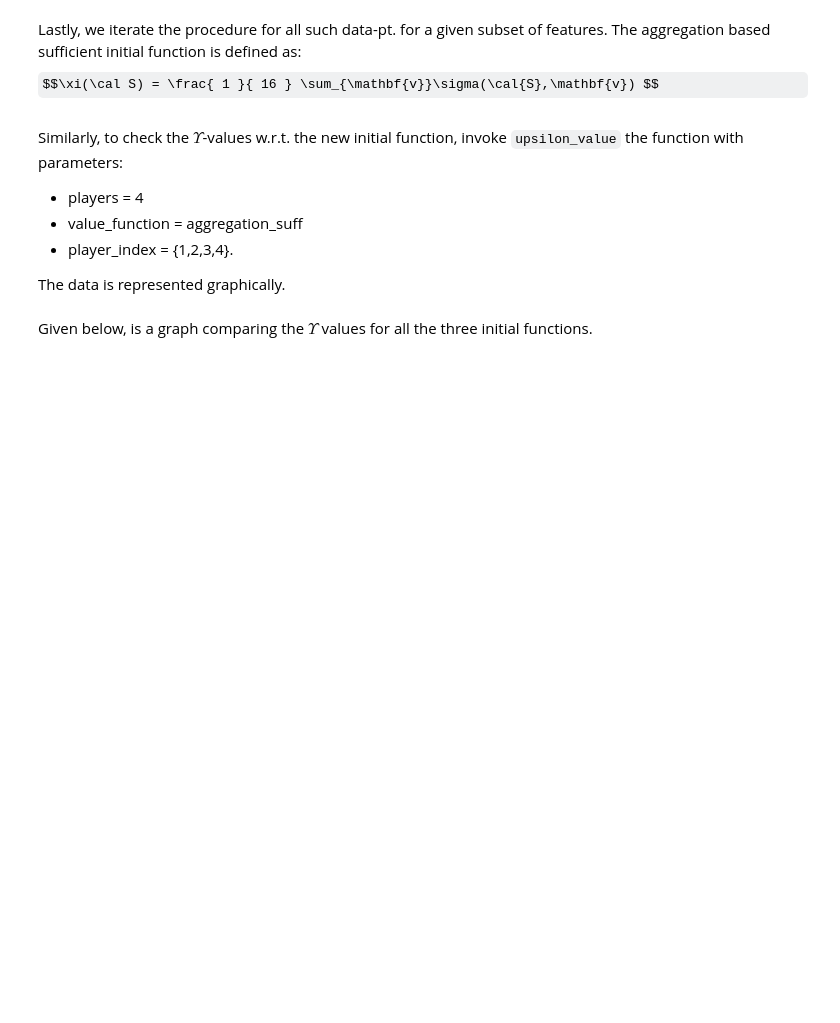
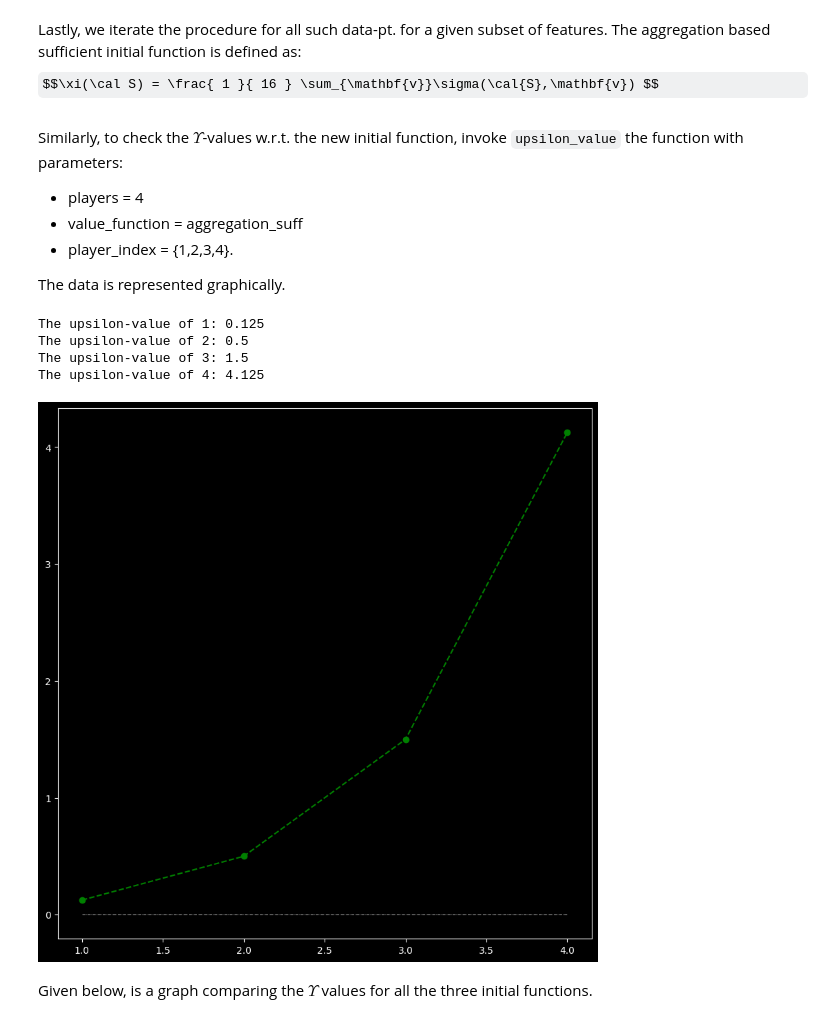
Before and after one commit to filipnaudot/powerXAI, a Jupyter notebook: Upsilon_values_example.ipynb, the cells around one changed output. Saved outputs shown, nothing was run; the diff lists cells and outputs as text; code cells hidden in the pictures; some formulas as TeX source; blank space fills up the shorter version.

```diff
--- a/Upsilon_values_example.ipynb
+++ b/Upsilon_values_example.ipynb
@@ -307,11 +355,44 @@ def aggregation_suff_ref (feature_set,
+# %%
+
+def aggregation_suff_ref (feature_set: list[int],
+                      reference: list[int]):
+  """
+  Checks whether a feature set is sufficient w.r.t. a reference.
+
+    Args:
+      feature_set (list[int]): List of features.
+
+    Return:
+      bool: Truth value of the sufficiency check.
+  """
+
+  fs = len (feature_set)
+  possible_sub_feature_sets= coalitions (feature_set)
+
+  sum =0
+
+  for x in possible_sub_feature_sets:
+
+    if (suff_check_with_ref (x, reference)):      sum = sum + 1
+
+  return sum
 # %% [markdown]
 
 Lastly, we iterate the procedure for all such data-pt. for a given subset of features. The aggregation based sufficient initial function is defined as:
 $$\xi(\cal S) = \frac{ 1 }{ 16 } \sum_{\mathbf{v}}\sigma(\cal{S},\mathbf{v}) $$
 # %%
-def aggregation_suff (feature_set):
+def aggregation_suff (players: list[int],
+                       feature_set: list[int]) -> float:
+  """Initial value function defined w.r.t. sufficiency aggregartion.
 
-  possible_sub_feature_sets= generate_all_coalitions (feature_set)
+    Args:
+      players (list[int]): list of players to be passed on.
+      feature_set (list[int]): The input of the initial function.
+
+    Returns:
+      float: The corresponding initial value.
+  """
+
   full = list (product((0,1), repeat = 4))
 
   sum = 0
@@ -330,30 +411,36 @@ The data is represented graphically.
 # %%
 from src.powerxai.upsilon_value import upsilon_value
 import matplotlib.pyplot as plt
 def Upsilon_value_check_aggregation_suff ():
-  x_1 = upsilon_value (1, 4, aggregation_suff)
-  x_2 = upsilon_value (2, 4, aggregation_suff)
-  x_3 = upsilon_value (3, 4, aggregation_suff)
-  x_4 = upsilon_value (4, 4, aggregation_suff)
+  x_1 = upsilon_value (1, [0,1,2,3], aggregation_suff)
+  x_2 = upsilon_value (2, [0,1,2,3], aggregation_suff)
+  x_3 = upsilon_value (3, [0,1,2,3], aggregation_suff)
+  x_4 = upsilon_value (4, [0,1,2,3], aggregation_suff)
 
   print(f'The upsilon-value of 1: {x_1}')
   print(f'The upsilon-value of 2: {x_2}')
   print(f'The upsilon-value of 3: {x_3}')
   print(f'The upsilon-value of 4: {x_4}')
 
   xaxis = [1, 2, 3, 4]
   yaxis = [x_1, x_2, x_3, x_4]
 
   plt.style.use ( "dark_background" )
   fig = plt.figure()
   fig.set_figwidth (10)
   fig.set_figheight (10)
 
   plt.plot (xaxis, yaxis, 'go', linestyle = 'dashed')
   plt.plot (xaxis, [0,0,0,0], 'w-.', linewidth = 0.5)
   plt.show()
 
 Upsilon_value_check_aggregation_suff ()
+# %% [output]
+The upsilon-value of 1: 0.125
+The upsilon-value of 2: 0.5
+The upsilon-value of 3: 1.5
+The upsilon-value of 4: 4.125
+[figure, added]
 # %% [markdown]
 Given below, is a graph comparing the $\Upsilon$ values for all the three initial functions.
 # %%
```
Also changed, not shown: parts of 24 cells of this notebook.
